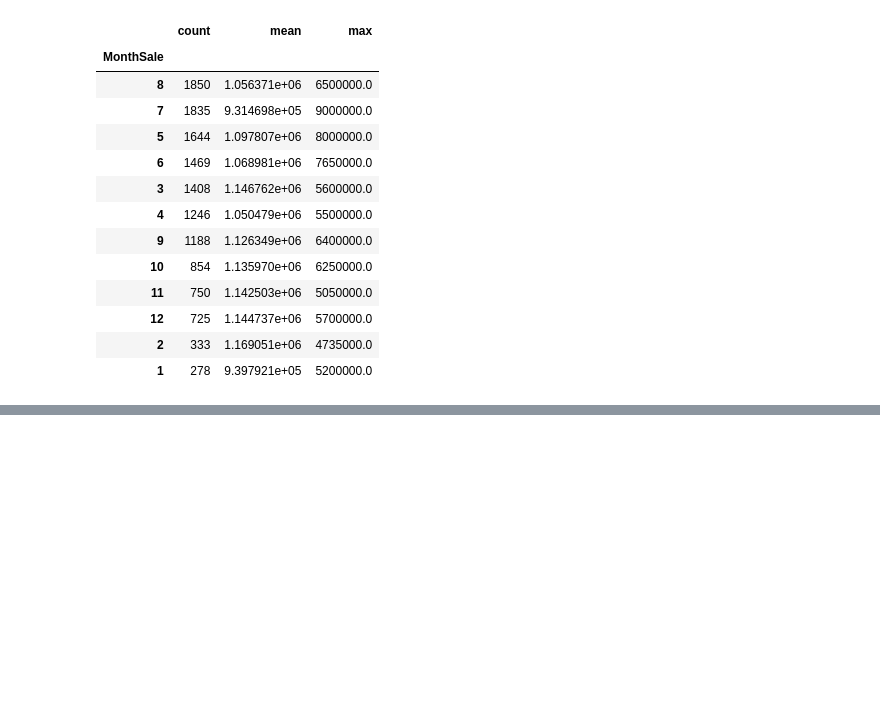
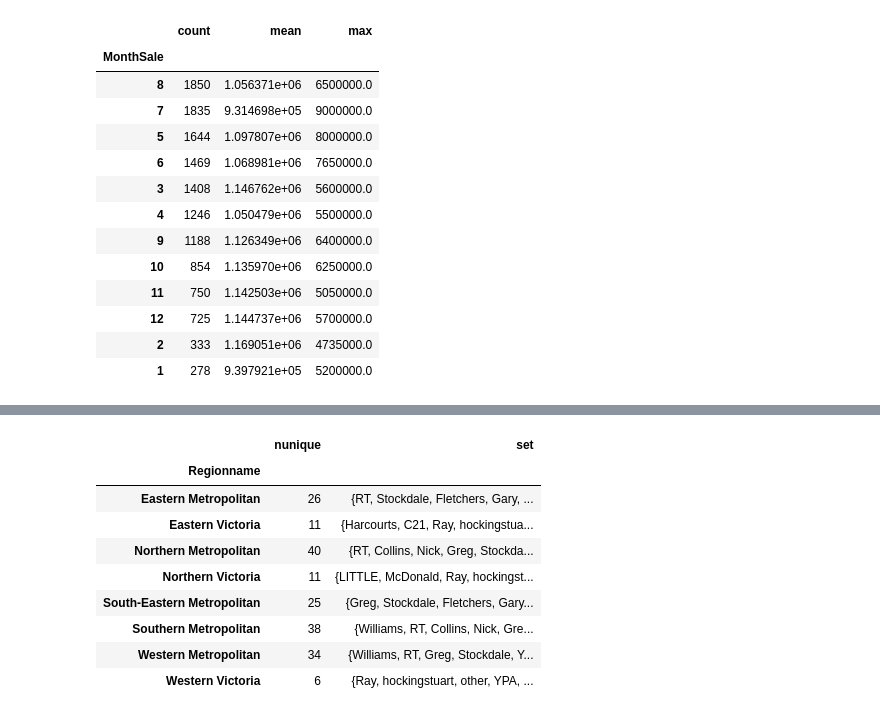
Before and after one commit to SudarickovIlya/DataCleaningProject, a Jupyter notebook: Advanced_pandas/Sort+Group.ipynb, the cells around one changed output, grey strips where cells are left out. Drawn from its saved outputs; the diff is of its cells as text; code cells hidden in the pictures; blank space fills up the shorter version.

```diff
--- a/Advanced_pandas/Sort+Group.ipynb
+++ b/Advanced_pandas/Sort+Group.ipynb
@@ -185,0 +203,13 @@ melb_df.groupby('MonthSale')['Price'].agg(['count', 'mean', 'max']).sort_values(
+# %%
+melb_df.groupby('Regionname')['SellerG'].agg(['nunique', set])
+# %% [output]
+|  | nunique | set |
+| Regionname |  |  |
+| Eastern Metropolitan | 26 | {RT, Stockdale, Fletchers, Gary, ... |
+| Eastern Victoria | 11 | {Harcourts, C21, Ray, hockingstua... |
+| Northern Metropolitan | 40 | {RT, Collins, Nick, Greg, Stockda... |
+| Northern Victoria | 11 | {LITTLE, McDonald, Ray, hockingst... |
+| South-Eastern Metropolitan | 25 | {Greg, Stockdale, Fletchers, Gary... |
+| Southern Metropolitan | 38 | {Williams, RT, Collins, Nick, Gre... |
+| Western Metropolitan | 34 | {Williams, RT, Greg, Stockdale, Y... |
+| Western Victoria | 6 | {Ray, hockingstuart, other, YPA, ... |
```
Also changed, not shown: parts of 2 cells of this notebook, 1 other file.
